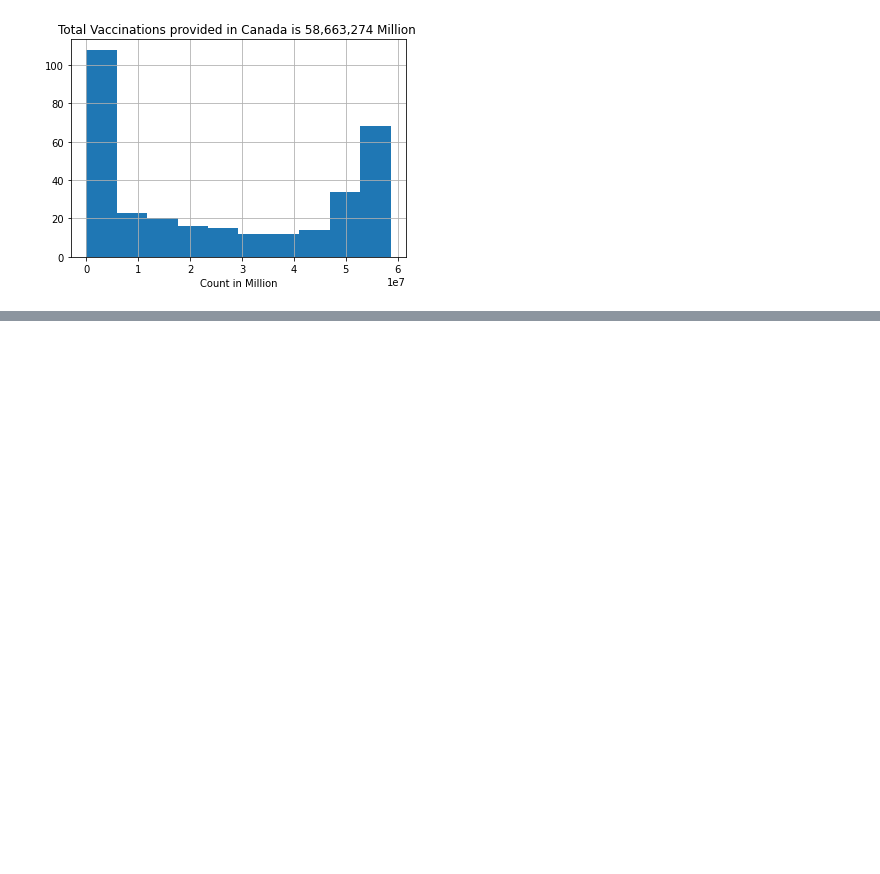
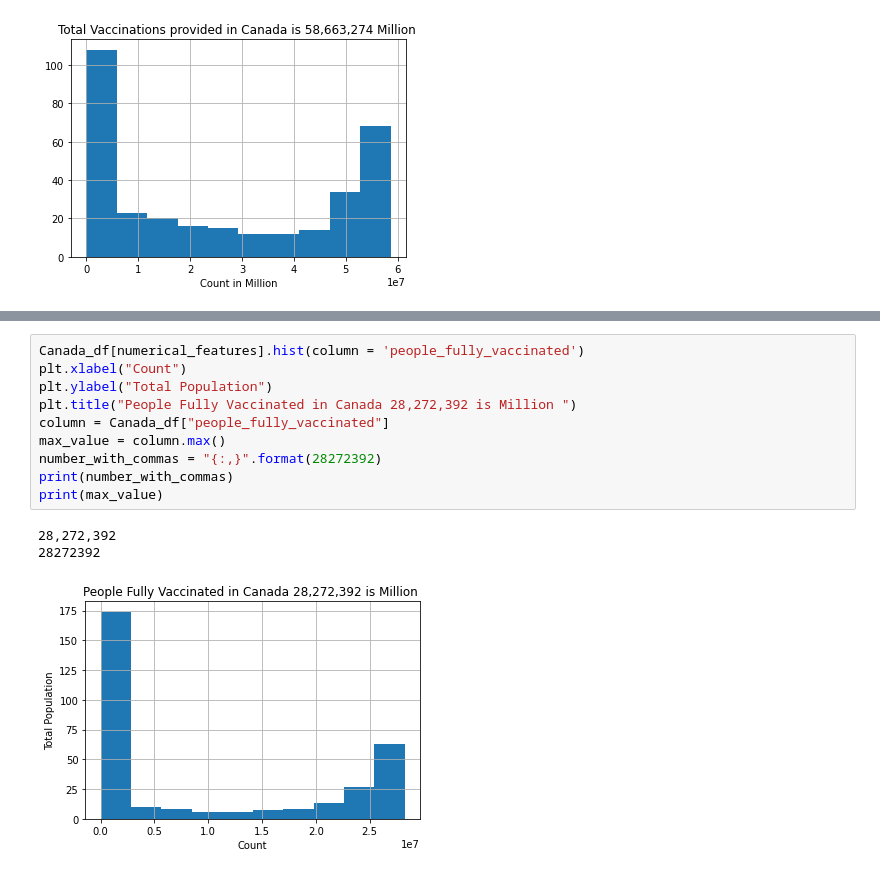
Before and after one commit to nitin578/103_Country_Covid19_Vaccinations, a Jupyter notebook: Test.ipynb, the cells around one changed output, grey strips where cells are left out. Cells and saved outputs as stored; diff of their text form; blank space fills up the shorter version.

```diff
--- a/Test.ipynb
+++ b/Test.ipynb
@@ -96,0 +119,14 @@ print(max_value)
+# %%
+Canada_df[numerical_features].hist(column = 'people_fully_vaccinated')
+plt.xlabel("Count")
+plt.ylabel("Total Population")
+plt.title("People Fully Vaccinated in Canada 28,272,392 is Million ")
+column = Canada_df["people_fully_vaccinated"]
+max_value = column.max()
+number_with_commas = "{:,}".format(28272392)
+print(number_with_commas)
+print(max_value)
+# %% [output]
+28,272,392
+28272392
+[figure, added]
```
Also changed, not shown: parts of 4 cells of this notebook.
